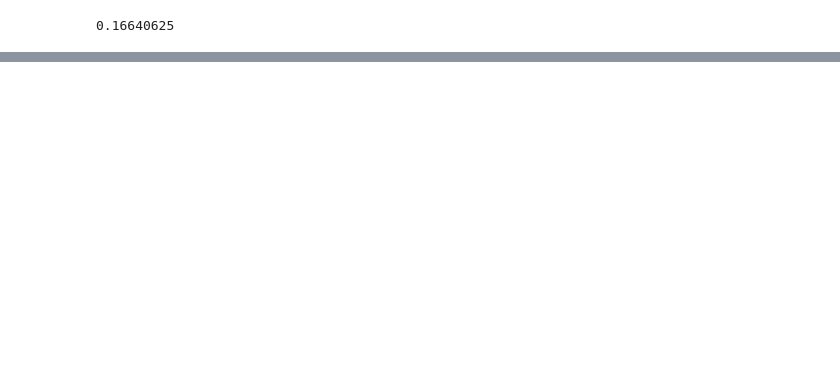
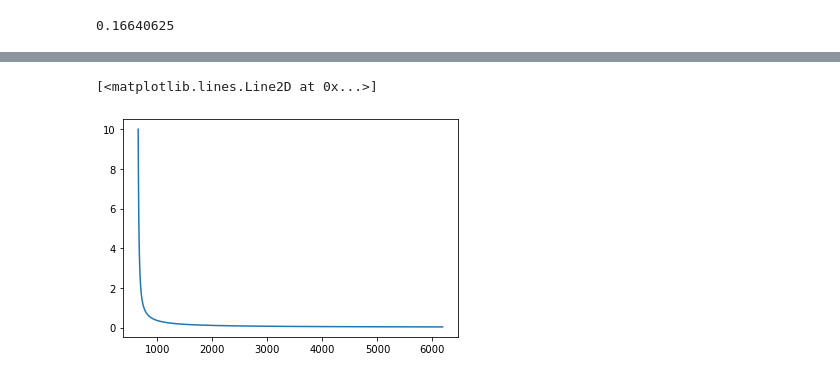
Before and after one commit to peijin94/SEMP, a Jupyter notebook: data/202006/SEMP4sc.ipynb, the cells around one changed output, grey strips where cells are left out. Saved outputs shown, nothing was run; the diff lists cells and outputs as text; code cells hidden in the pictures; blank space fills up the shorter version.

```diff
--- a/data/202006/SEMP4sc.ipynb
+++ b/data/202006/SEMP4sc.ipynb
@@ -228,9 +251,12 @@ ds_f_PSP[20]
 # %%
 # x: [t0,theta0,vs]
 v_sw = 400
-Min_Func = lambda x:( SEMP.Dt_STA_WI_PSP(freq_STA,freq_WI,freq_PSP,
-        t_STA,t_WI,t_PSP, x[:,0],x[:,1],x[:,2],v_sw,alpha_STA,alpha_WI,
-        alpha_PSP,r_STA,r_WI,r_PSP,Ne_par=2.0) )
+Min_Func = lambda x:( SEMP.Dt_STA_WI_PSP_SOLO(freq_STA*1e6,freq_WI*1e6,freq_PSP*1e6,freq_SOLO*1e6,
+        t_STA,t_WI,t_PSP,t_SOLO,
+        x[:,0],x[:,1],x[:,2],v_sw,alpha_STA,alpha_WI,
+        alpha_PSP,alpha_SOLO,r_STA,r_WI,r_PSP,r_SOLO,
+        1,1,2,3,
+        Ne_par=2.0) )
 # %%
 # Set-up hyperparameters
 options = {'c1': 0.5, 'c2': 0.3, 'w':0.9}
@@ -249,8 +275,10 @@ f_model = np.logspace(4.5,7,30)
 t_model_STA = np.zeros(f_model.shape)
 t_model_WI = np.zeros(f_model.shape)
 t_model_PSP = np.zeros(f_model.shape)
+t_model_SOLO = np.zeros(f_model.shape)
 
 for idx,freq in enumerate(f_model):
     t_model_PSP[idx] =  SEMP.t_arrival_model(freq,stats[1][0],stats[1][1],stats[1][2], v_sw=400,alpha=alpha_PSP,r_satellite_AU=r_PSP,Ne_par=2.0)
     t_model_STA[idx] =  SEMP.t_arrival_model(freq,stats[1][0],stats[1][1],stats[1][2], v_sw=400,alpha=alpha_STA,r_satellite_AU=r_STA,Ne_par=2.0)
     t_model_WI[idx]  =  SEMP.t_arrival_model(freq,stats[1][0],stats[1][1],stats[1][2], v_sw=400,alpha=alpha_WI,r_satellite_AU=r_WI,Ne_par=2.0)
+    t_model_SOLO[idx]  =  SEMP.t_arrival_model(freq,stats[1][0],stats[1][1],stats[1][2], v_sw=400,alpha=alpha_SOLO,r_satellite_AU=r_SOLO,Ne_par=2.0)
@@ -367,0 +369,5 @@ stats[1][1]*180/np.pi-360
+# %%
+plt.plot(t_model_PSP,f_model/1e6)
+# %% [output]
+[<matplotlib.lines.Line2D at 0x...>]
+[figure, added]
```
Also changed, not shown: parts of 10 cells of this notebook.
